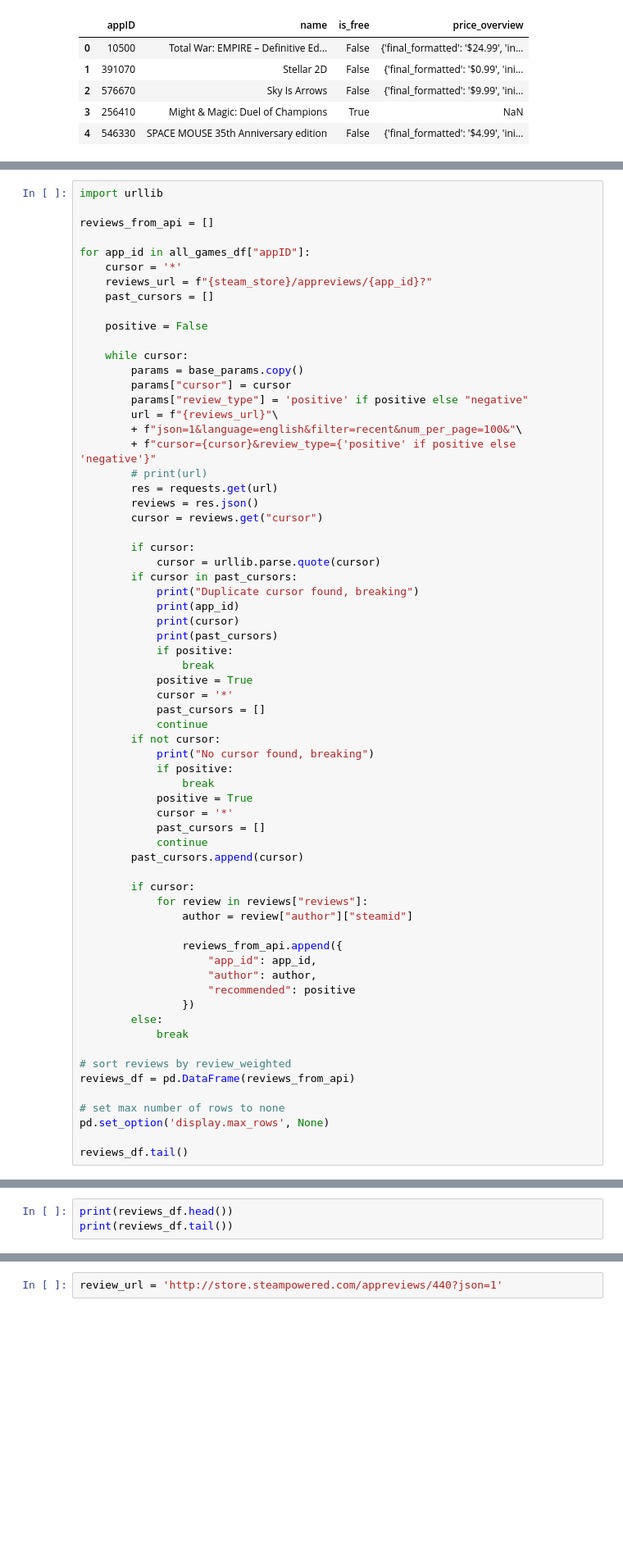
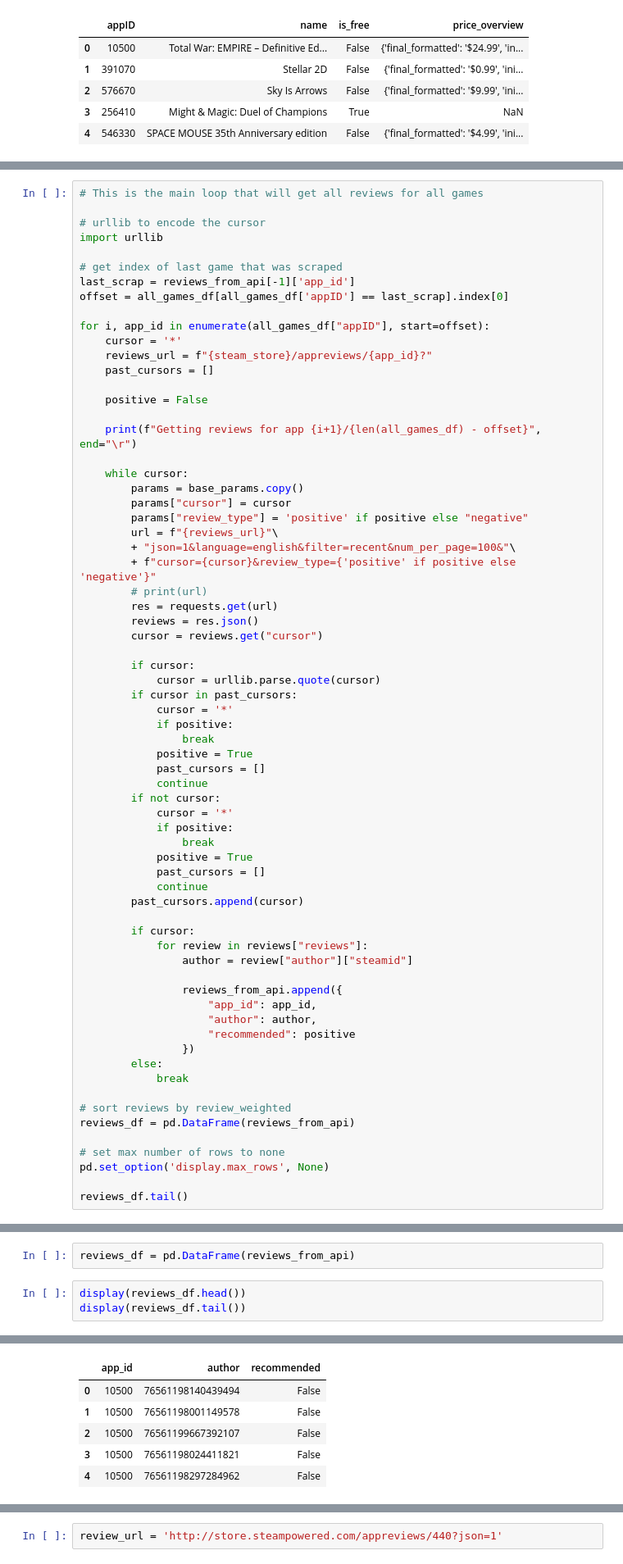
Before and after one commit to professav/Project-2, a Jupyter notebook: steam.ipynb, the cells around one changed output, grey strips where cells are left out. Shown at 82% size. Saved outputs shown, nothing was run; the diff lists cells and outputs as text; blank space fills up the shorter version.

Commit message:
new data source

```diff
--- a/steam.ipynb
+++ b/steam.ipynb
@@ -55,21 +58,28 @@ all_games_df.head()
 # %%
+# This is the main loop that will get all reviews for all games
+
+# urllib to encode the cursor
 import urllib
 
-reviews_from_api = []
+# get index of last game that was scraped
+last_scrap = reviews_from_api[-1]['app_id']
+offset = all_games_df[all_games_df['appID'] == last_scrap].index[0]
 
-for app_id in all_games_df["appID"]:
+for i, app_id in enumerate(all_games_df["appID"], start=offset):
     cursor = '*'
     reviews_url = f"{steam_store}/appreviews/{app_id}?"
     past_cursors = []
 
     positive = False
 
+    print(f"Getting reviews for app {i+1}/{len(all_games_df) - offset}", end="\r")
+
     while cursor:
         params = base_params.copy()
         params["cursor"] = cursor
         params["review_type"] = 'positive' if positive else "negative"
         url = f"{reviews_url}"\
-        + f"json=1&language=english&filter=recent&num_per_page=100&"\
+        + "json=1&language=english&filter=recent&num_per_page=100&"\
         + f"cursor={cursor}&review_type={'positive' if positive else 'negative'}"
         # print(url)
         res = requests.get(url)
@@ -79,22 +89,17 @@ for app_id in all_games_df["appID"]:
         if cursor:
             cursor = urllib.parse.quote(cursor)
         if cursor in past_cursors:
-            print("Duplicate cursor found, breaking")
-            print(app_id)
-            print(cursor)
-            print(past_cursors)
+            cursor = '*'
             if positive:
                 break
             positive = True
-            cursor = '*'
             past_cursors = []
             continue
         if not cursor:
-            print("No cursor found, breaking")
+            cursor = '*'
             if positive:
                 break
             positive = True
-            cursor = '*'
             past_cursors = []
             continue
         past_cursors.append(cursor)
@@ -160,4 +145,6 @@ display(len(reviews_df))
+# %%
+reviews_df = pd.DataFrame(reviews_from_api)
 # %%
-print(reviews_df.head())
-print(reviews_df.tail())
+display(reviews_df.head())
+display(reviews_df.tail())
 # %% [output]
@@ -175,0 +151,6 @@ print(reviews_df.tail())
+|  | app_id | author | recommended |
+| 0 | 10500 | 76561198140439494 | False |
+| 1 | 10500 | 76561198001149578 | False |
+| 2 | 10500 | 76561199667392107 | False |
+| 3 | 10500 | 76561198024411821 | False |
+| 4 | 10500 | 76561198297284962 | False |
```
Also changed, not shown: parts of 29 cells of this notebook, 2 other files.
